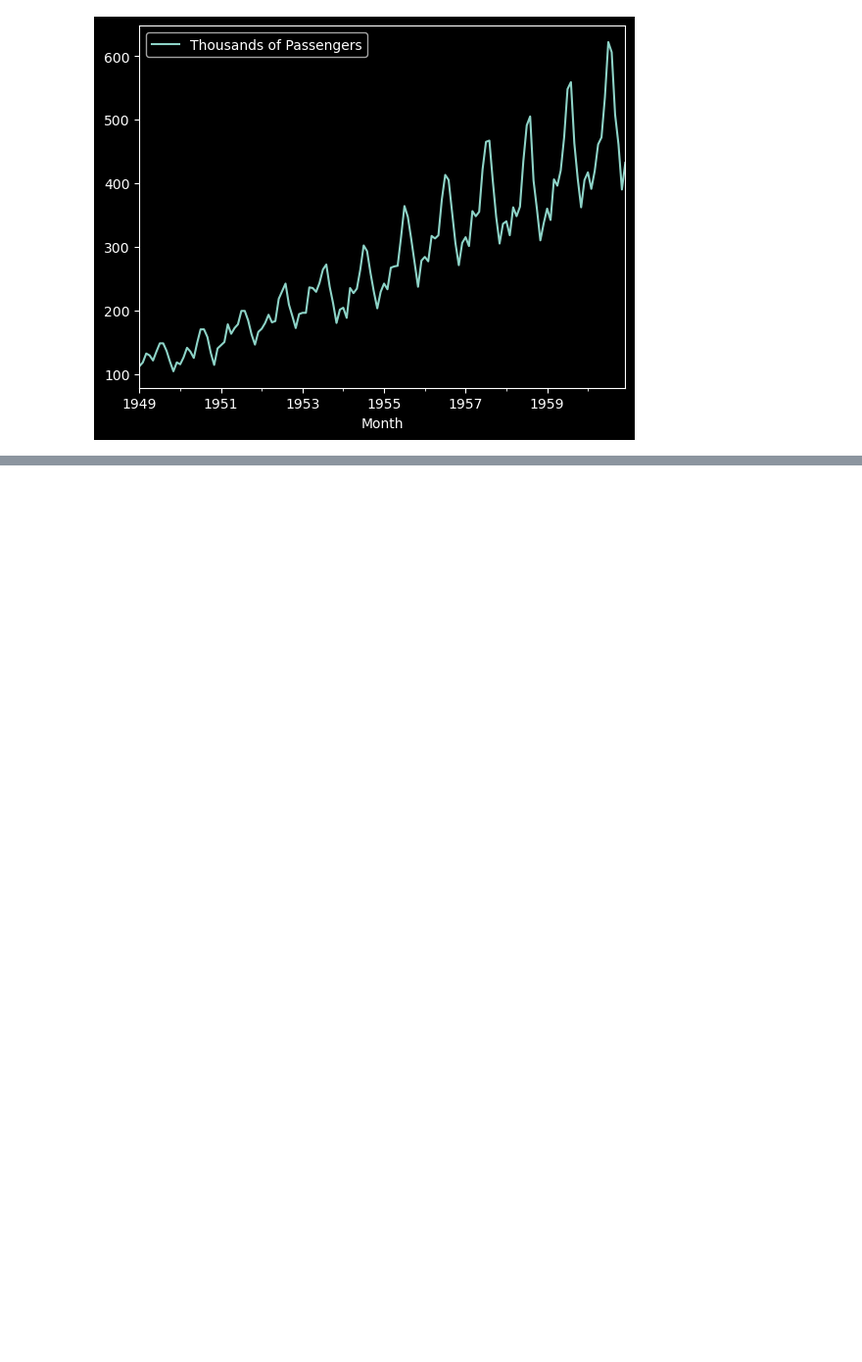
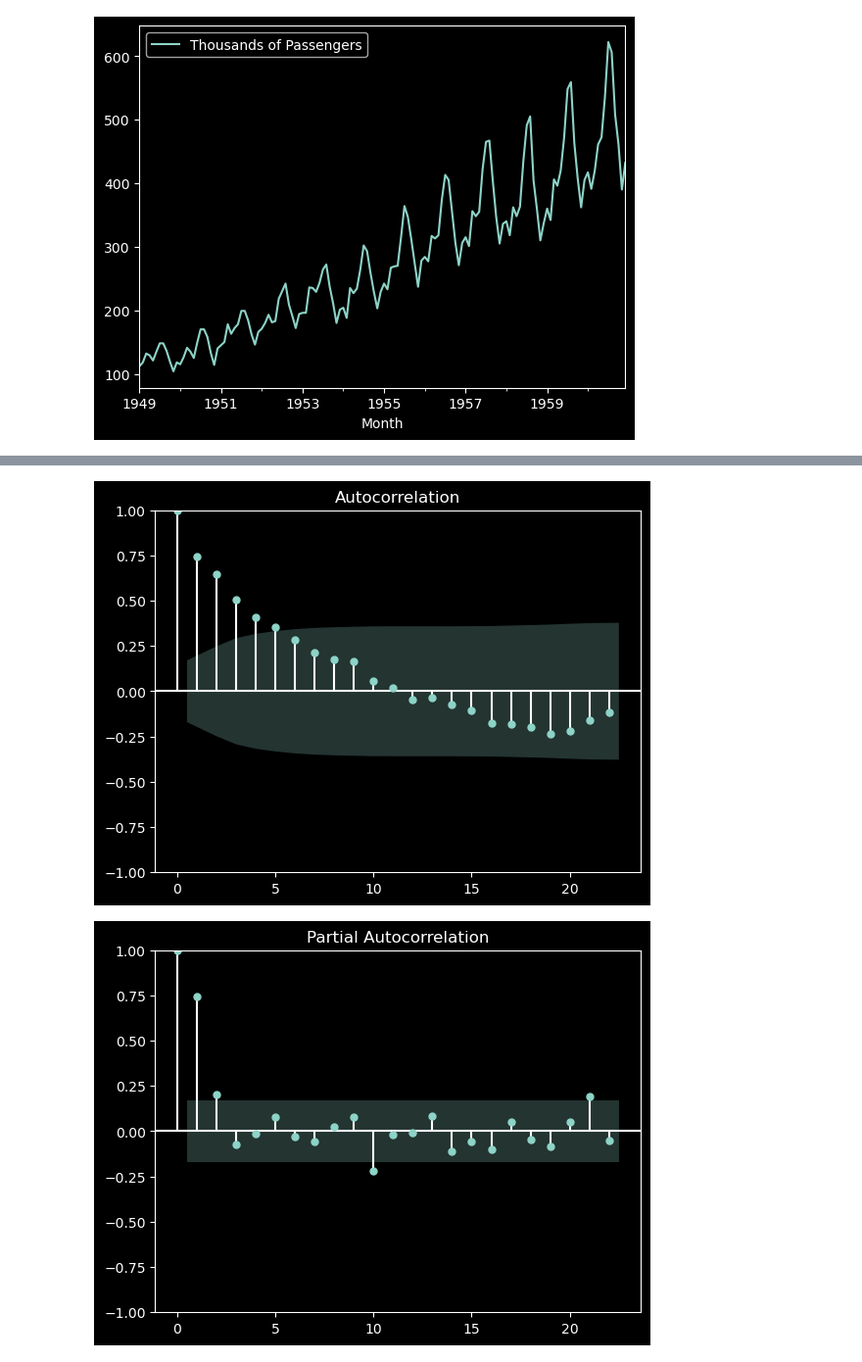
Before and after one commit to ShreyashSingh1/Python-DSM, a Jupyter notebook: Week20/ARIMA.ipynb, the cells around one changed output, grey strips where cells are left out. Shown: that part at 98% size. Cells and saved outputs as stored; diff of their text form; code cells hidden in the pictures; blank space fills up the shorter version.

```diff
--- a/Week20/ARIMA.ipynb
+++ b/Week20/ARIMA.ipynb
@@ -83,0 +154,6 @@ df_airline.plot()
+# %%
+acf12 = plot_acf(df_airline["Passengers 12 Difference"].dropna())
+pacf12 = plot_pacf(df_airline["Passengers 12 Difference"].dropna())
+# %% [output]
+[figure, added]
+[figure, added]
```
Also changed, not shown: parts of 33 cells of this notebook.
